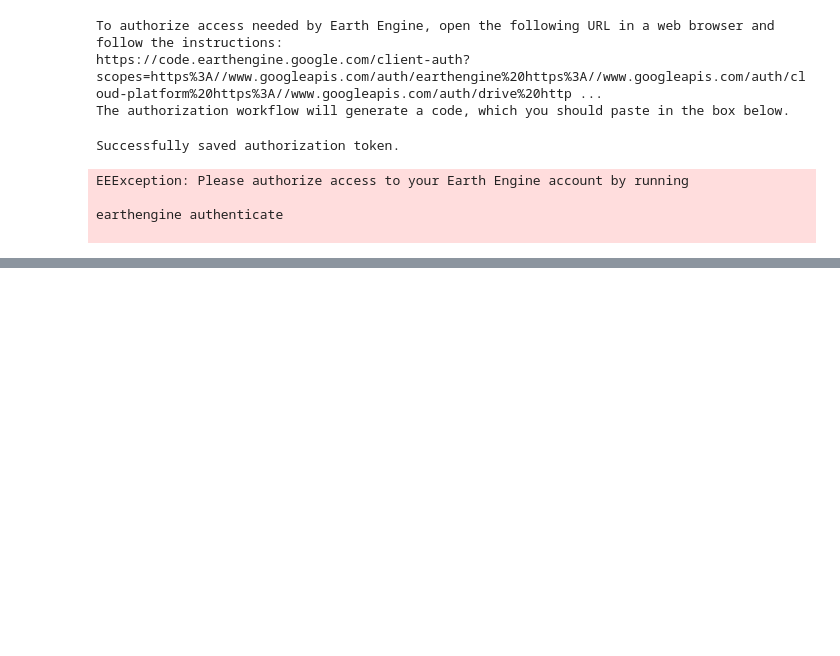
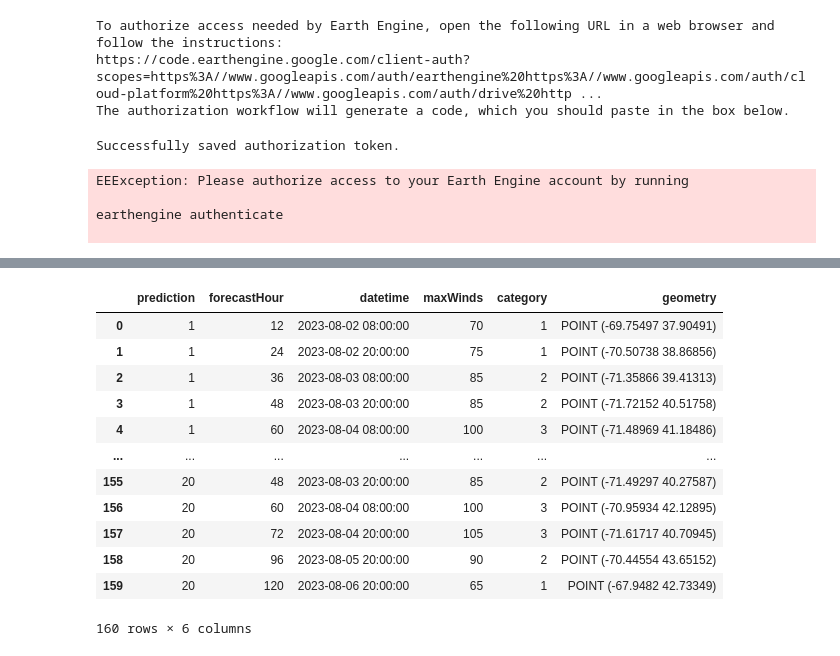
Before and after one commit to bwsi-hadr-2025-final-project/Logistics, a Jupyter notebook: src/Notebook 1.ipynb, the cells around one changed output, grey strips where cells are left out. Saved outputs shown, nothing was run; the diff lists cells and outputs as text; code cells hidden in the pictures; blank space fills up the shorter version.

```diff
--- a/src/Notebook 1.ipynb
+++ b/src/Notebook 1.ipynb
@@ -479,0 +524,16 @@ earthengine authenticate
+# %%
+day1_forecast
+# %% [output]
+|  | prediction | forecastHour | datetime | maxWinds | category | geometry |
+| 0 | 1 | 12 | 2023-08-02 08:00:00 | 70 | 1 | POINT (-69.75497 37.90491) |
+| 1 | 1 | 24 | 2023-08-02 20:00:00 | 75 | 1 | POINT (-70.50738 38.86856) |
+| 2 | 1 | 36 | 2023-08-03 08:00:00 | 85 | 2 | POINT (-71.35866 39.41313) |
+| 3 | 1 | 48 | 2023-08-03 20:00:00 | 85 | 2 | POINT (-71.72152 40.51758) |
+| 4 | 1 | 60 | 2023-08-04 08:00:00 | 100 | 3 | POINT (-71.48969 41.18486) |
+| ... | ... | ... | ... | ... | ... | ... |
+| 155 | 20 | 48 | 2023-08-03 20:00:00 | 85 | 2 | POINT (-71.49297 40.27587) |
+| 156 | 20 | 60 | 2023-08-04 08:00:00 | 100 | 3 | POINT (-70.95934 42.12895) |
+| 157 | 20 | 72 | 2023-08-04 20:00:00 | 105 | 3 | POINT (-71.61717 40.70945) |
+| 158 | 20 | 96 | 2023-08-05 20:00:00 | 90 | 2 | POINT (-70.44554 43.65152) |
+| 159 | 20 | 120 | 2023-08-06 20:00:00 | 65 | 1 | POINT (-67.9482 42.73349) |
+160 rows × 6 columns
```
Also changed, not shown: parts of 18 cells of this notebook.
